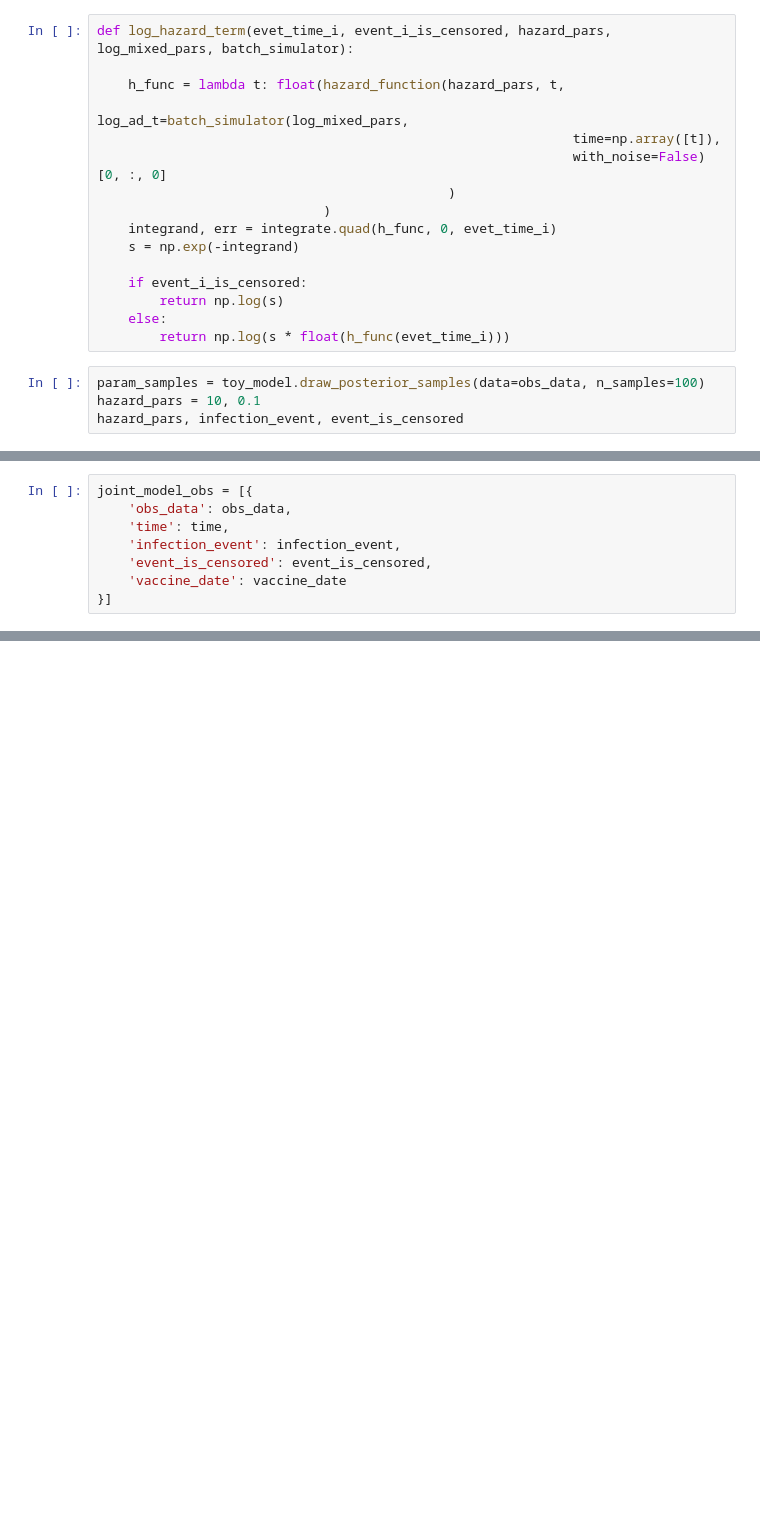
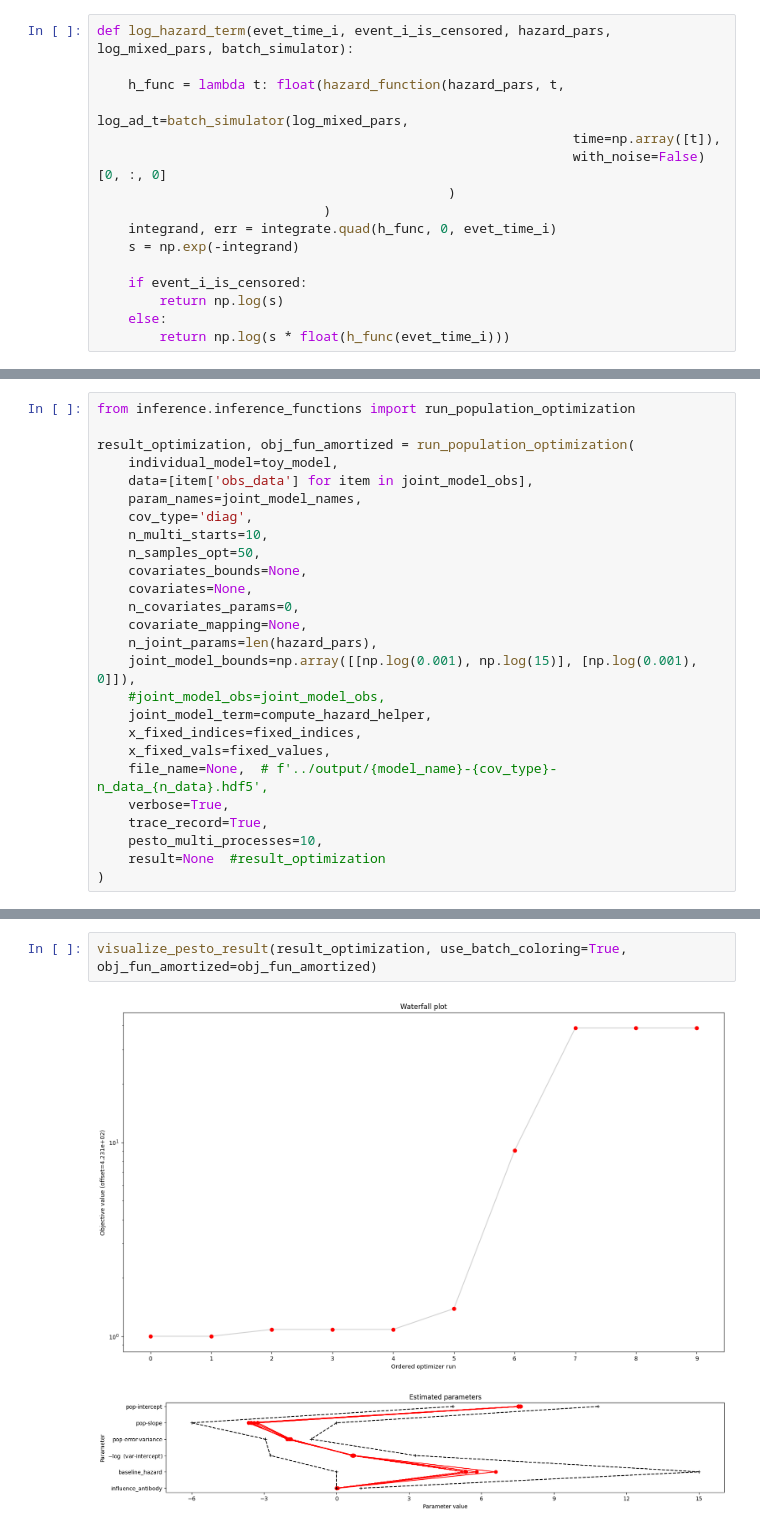
Before and after one commit to arrjon/Amortized-NLME-Models, a Jupyter notebook: Experiments/Amortized Joint Model.ipynb, the cells around one changed output, grey strips where cells are left out. Cells and saved outputs as stored; diff of their text form; blank space fills up the shorter version.

```diff
--- a/Experiments/Amortized Joint Model.ipynb
+++ b/Experiments/Amortized Joint Model.ipynb
@@ -232,7 +266,3 @@ def log_hazard_term(evet_time_i, event_i_is_censored, hazard_pars, log_mixed_par
         return np.log(s)
     else:
         return np.log(s * float(h_func(evet_time_i)))
-# %%
-param_samples = toy_model.draw_posterior_samples(data=obs_data, n_samples=100)
-hazard_pars = 10, 0.1
-hazard_pars, infection_event, event_is_censored
@@ -241,9 +269 @@ hazard_pars, infection_event, event_is_censored
-# %%
-joint_model_obs = [{
-    'obs_data': obs_data,
-    'time': time,
-    'infection_event': infection_event,
-    'event_is_censored': event_is_censored,
-    'vaccine_date': vaccine_date
-}]
 # %%
@@ -296,0 +301,26 @@ array([[-5.90630652, -5.98826905, -5.87694083, -5.87669564, -5.8843968 ,
+# %%
+from inference.inference_functions import run_population_optimization
+
+result_optimization, obj_fun_amortized = run_population_optimization(
+    individual_model=toy_model,
+    data=[item['obs_data'] for item in joint_model_obs],
+    param_names=joint_model_names,
+    cov_type='diag',
+    n_multi_starts=10,
+    n_samples_opt=50,
+    covariates_bounds=None,
+    covariates=None,
+    n_covariates_params=0,
+    covariate_mapping=None,
+    n_joint_params=len(hazard_pars),
+    joint_model_bounds=np.array([[np.log(0.001), np.log(15)], [np.log(0.001), 0]]),
+    #joint_model_obs=joint_model_obs,
+    joint_model_term=compute_hazard_helper,
+    x_fixed_indices=fixed_indices,
+    x_fixed_vals=fixed_values,
+    file_name=None,  # f'../output/{model_name}-{cov_type}-n_data_{n_data}.hdf5',
+    verbose=True,
+    trace_record=True,
+    pesto_multi_processes=10,
+    result=None  #result_optimization
+)
@@ -296,0 +341,5 @@ array([[-5.90630652, -5.98826905, -5.87694083, -5.87669564, -5.8843968 ,
+# %%
+visualize_pesto_result(result_optimization, use_batch_coloring=True, obj_fun_amortized=obj_fun_amortized)
+# %% [output]
+[figure, added]
+[figure, added]
```
Also changed, not shown: parts of 29 cells of this notebook, 3 other files.
